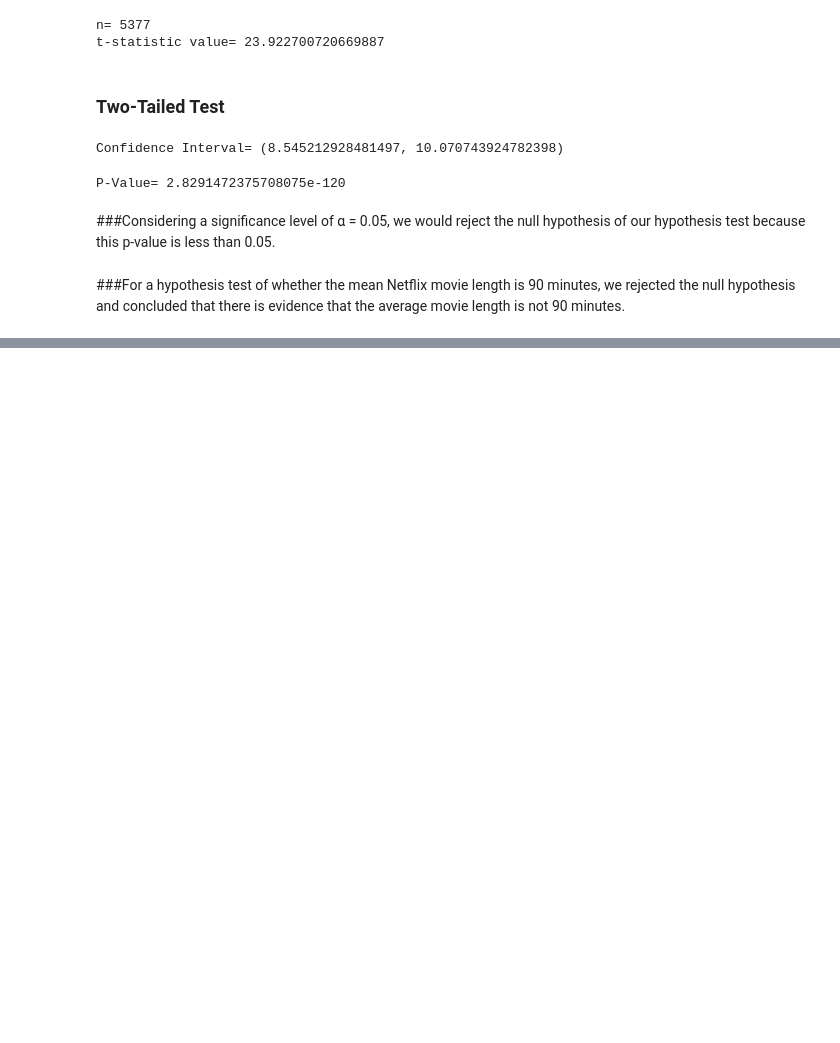
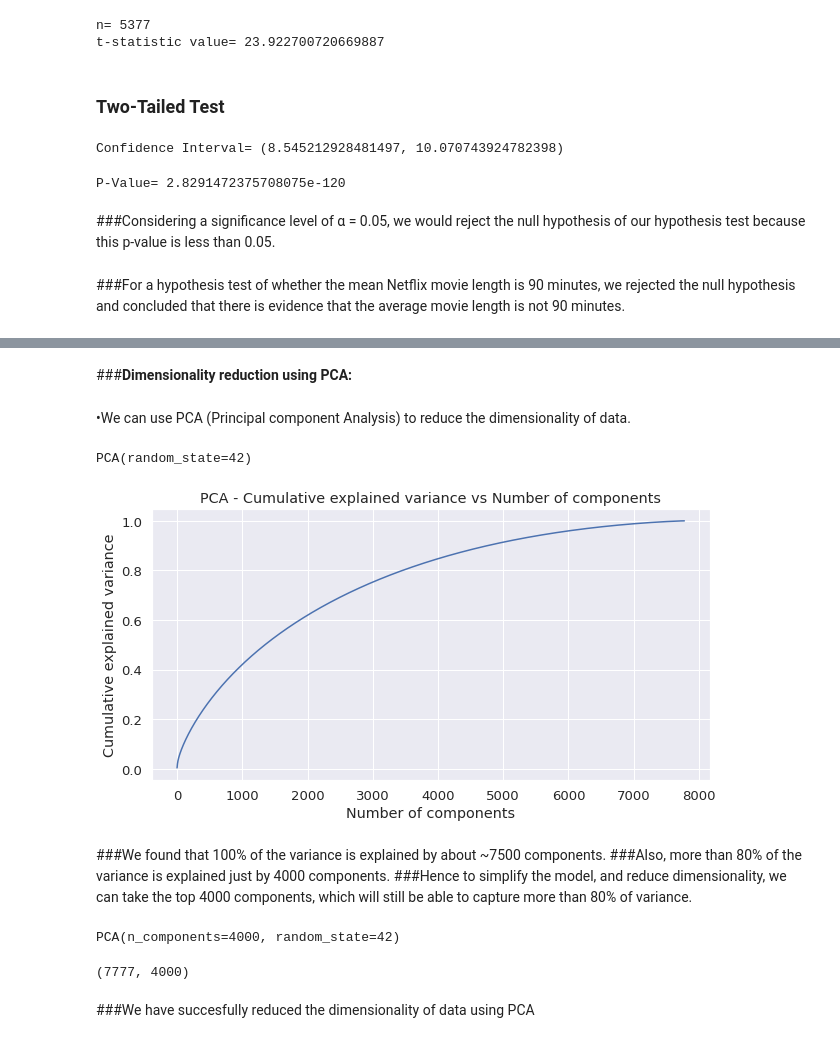
Before and after one commit to Dany511/Netflix_Movies_and_TvShows_Clustering, a Jupyter notebook: Capstone_4.ipynb, the cells around one changed output, grey strips where cells are left out. Drawn from its saved outputs; the diff is of its cells as text; code cells hidden in the pictures; blank space fills up the shorter version.

```diff
--- a/Capstone_4.ipynb
+++ b/Capstone_4.ipynb
@@ -589,0 +808,2 @@ P-Value= 2.8291472375708075e-120
+# %%
+clustering_data=df['clustering_data'].astype(str)
@@ -589,0 +816,7 @@ P-Value= 2.8291472375708075e-120
+# %%
+# importing TfidfVectorizer from sklearn library
+from sklearn.feature_extraction.text import TfidfVectorizer
+#Applying Tfidf Vectorizer
+tfidfmodel = TfidfVectorizer(stop_words='english',lowercase=False,max_features=20000)
+X_tfidf = tfidfmodel.fit_transform(clustering_data)
+X_tfidf.shape
@@ -589,0 +830,4 @@ P-Value= 2.8291472375708075e-120
+# %%
+# convert X into array form for clustering
+X = X_tfidf.toarray()
+X
@@ -589,0 +842,40 @@ P-Value= 2.8291472375708075e-120
+# %% [markdown]
+###**Dimensionality reduction using PCA:**
+# %% [markdown]
+•We can use PCA (Principal component Analysis) to reduce the dimensionality of data.
+# %%
+# using PCA to reduce dimensionality
+from sklearn.decomposition import PCA
+pca = PCA(random_state=42)
+pca.fit(X)
+# %% [output]
+PCA(random_state=42)
+# %%
+# Explained variance for different number of components
+plt.figure(figsize=(10,5))
+plt.plot(np.cumsum(pca.explained_variance_ratio_))
+plt.title('PCA - Cumulative explained variance vs Number of components')
+plt.xlabel('Number of components')
+plt.ylabel('Cumulative explained variance')
+plt.show()
+# %% [output]
+[figure, added]
+# %% [markdown]
+###We found that 100% of the variance is explained by about ~7500 components.
+###Also, more than 80% of the variance is explained just by 4000 components.
+###Hence to simplify the model, and reduce dimensionality, we can take the top 4000 components, which will still be able to capture more than 80% of variance.
+# %%
+# reducing the dimensions to 4000 using pca
+pca = PCA(n_components=4000,random_state=42)
+pca.fit(X)
+# %% [output]
+PCA(n_components=4000, random_state=42)
+# %%
+# transformed features
+x_pca = pca.transform(X)
+# shape of transformed vectors
+x_pca.shape
+# %% [output]
+(7777, 4000)
+# %% [markdown]
+###We have succesfully reduced the dimensionality of data using PCA
```
Also changed, not shown: parts of 42 cells of this notebook.
